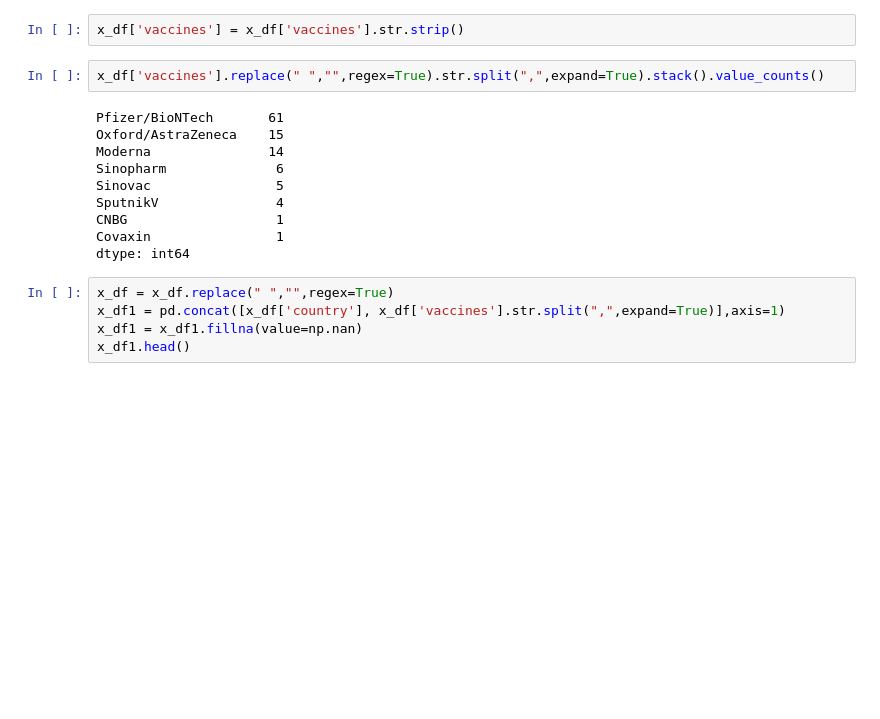
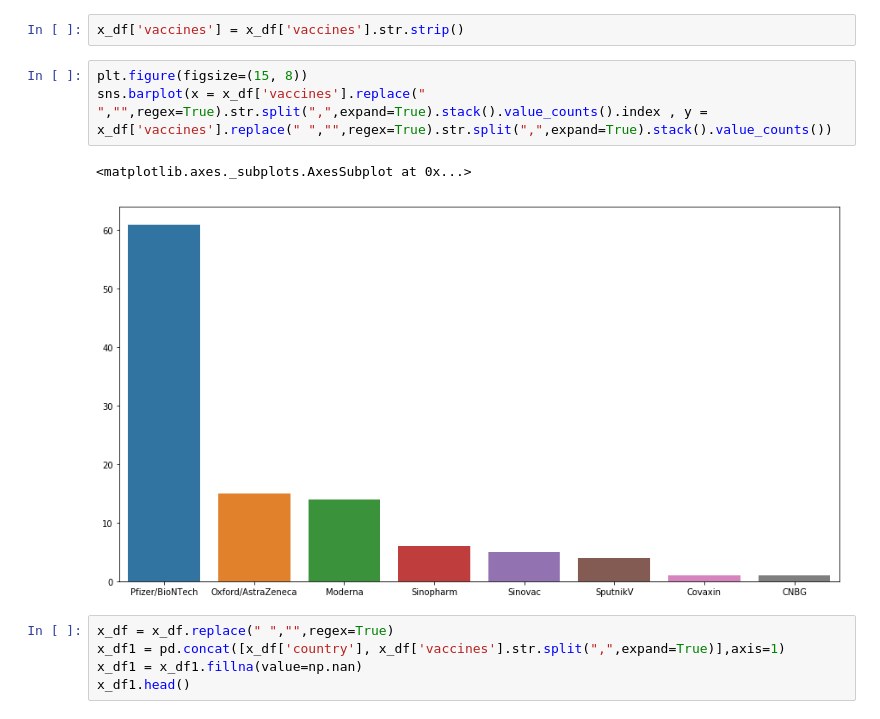
Before and after one commit to akbarnotopb/portofolio, a Jupyter notebook: Data Science/EDA/Covid Vaccinations EDA - 6 Feb 2021.ipynb, the cells around one changed output. Saved outputs shown, nothing was run; the diff lists cells and outputs as text; blank space fills up the shorter version.

Commit message:
vaccine type used

```diff
--- a/Data Science/EDA/Covid Vaccinations EDA - 6 Feb 2021.ipynb
+++ b/Data Science/EDA/Covid Vaccinations EDA - 6 Feb 2021.ipynb
@@ -108,17 +140,11 @@ x_df.shape
 # %%
 x_df['vaccines'] = x_df['vaccines'].str.strip()
 # %%
-x_df['vaccines'].replace(" ","",regex=True).str.split(",",expand=True).stack().value_counts()
+plt.figure(figsize=(15, 8))
+sns.barplot(x = x_df['vaccines'].replace(" ","",regex=True).str.split(",",expand=True).stack().value_counts().index , y = x_df['vaccines'].replace(" ","",regex=True).str.split(",",expand=True).stack().value_counts())
 # %% [output]
-Pfizer/BioNTech       61
-Oxford/AstraZeneca    15
-Moderna               14
-Sinopharm              6
-Sinovac                5
-SputnikV               4
-CNBG                   1
-Covaxin                1
-dtype: int64
+<matplotlib.axes._subplots.AxesSubplot at 0x...>
+[figure, added]
 # %%
 x_df = x_df.replace(" ","",regex=True)
 x_df1 = pd.concat([x_df['country'], x_df['vaccines'].str.split(",",expand=True)],axis=1)
```
Also changed, not shown: parts of 2 cells of this notebook, 1 other file.
